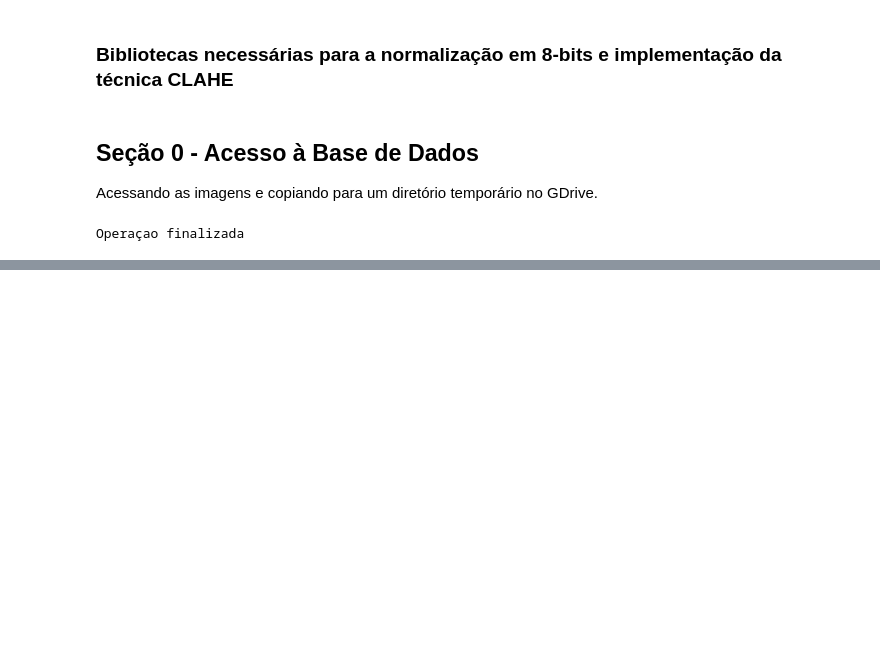
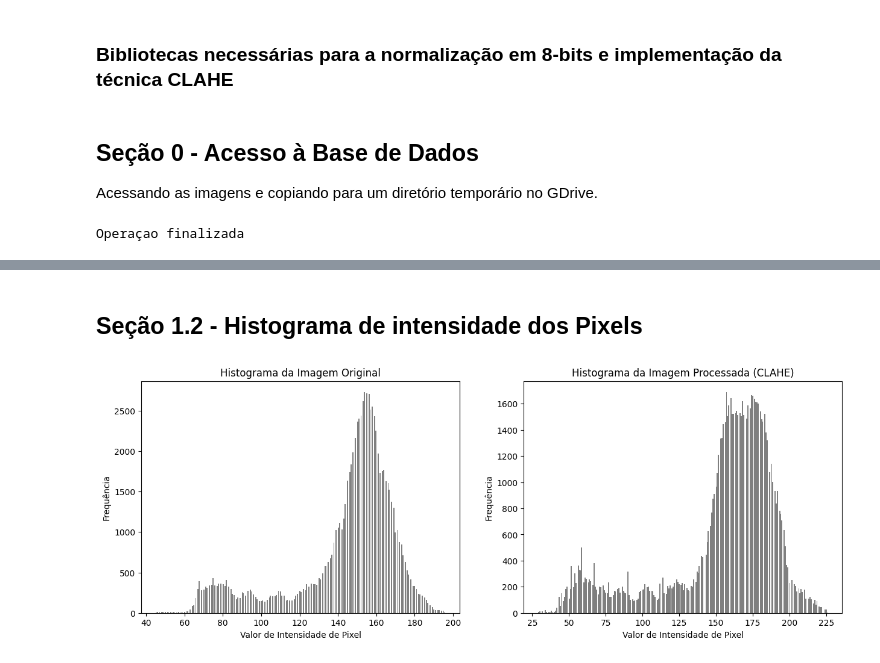
Before and after one commit to AlanMarquesRocha/pv_cells_detection_fault, a Jupyter notebook: comparative_CLAHE.ipynb, the cells around one changed output, grey strips where cells are left out. Cells and saved outputs as stored; diff of their text form; code cells hidden in the pictures; blank space fills up the shorter version.

```diff
--- a/comparative_CLAHE.ipynb
+++ b/comparative_CLAHE.ipynb
@@ -60,0 +77,24 @@ processed_img = cv2.imread('/content/teste_CLAHE/img_poly_original.png')
+# %% [markdown]
+## **Seção 1.2 - Histograma de intensidade dos Pixels**
+# %%
+# Função para plotar histograma
+def plot_histogram(image, title, ax):
+    if len(image.shape) == 3:
+        image = cv2.cvtColor(image, cv2.COLOR_RGB2GRAY)
+    ax.hist(image.ravel(), bins=256, color='black', alpha=0.5)
+    ax.set_xlabel('Valor de Intensidade de Pixel')
+    ax.set_ylabel('Frequência')
+    ax.set_title(title)
+
+# Converter para RGB
+#original_img = cv2.cvtColor(original_img, cv2.COLOR_BGR2RGB)
+#processed_img = cv2.cvtColor(processed_img, cv2.COLOR_BGR2RGB)
+
+fig, axs = plt.subplots(1, 2, figsize=(15, 5))
+
+plot_histogram(original_img, 'Histograma da Imagem Original', axs[0])
+plot_histogram(processed_img, 'Histograma da Imagem Processada (CLAHE)', axs[1])
+
+plt.show()
+# %% [output]
+[figure, added]
```
Also changed, not shown: parts of 7 cells of this notebook.
